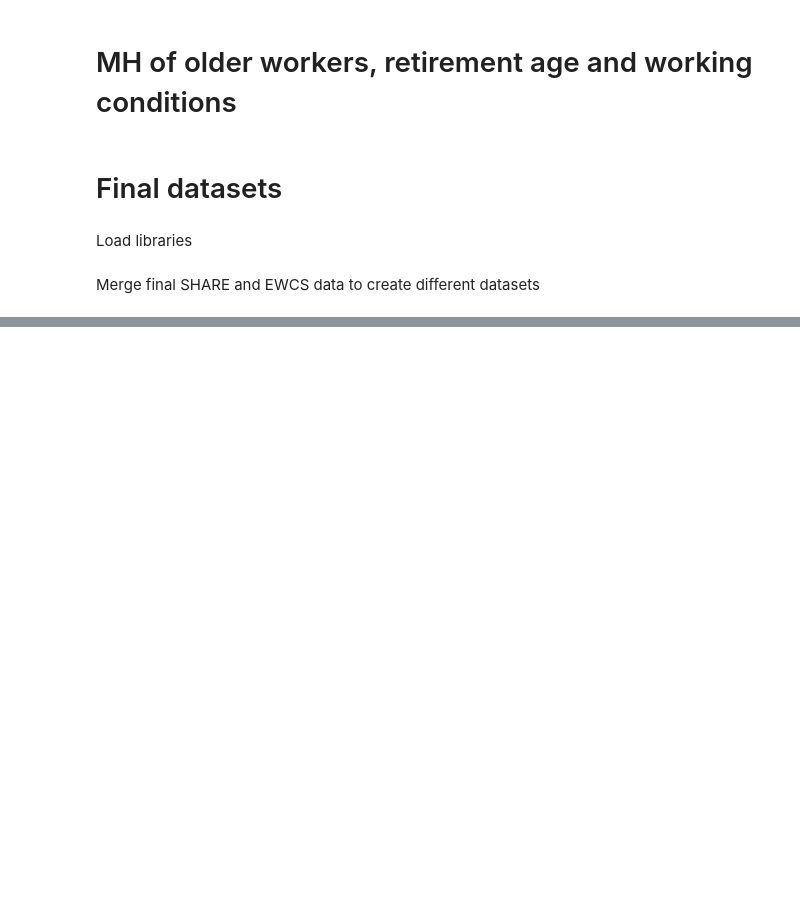
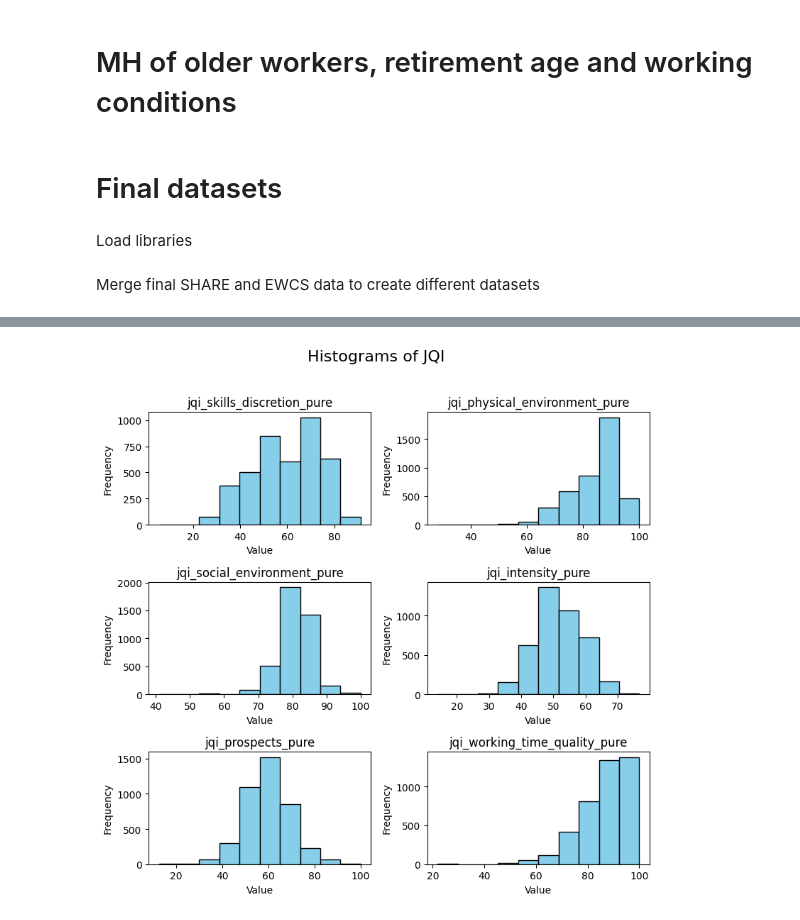
Before and after one commit to lugovalexa/MH-old-workers, a Jupyter notebook: notebooks/final_datasets.ipynb, the cells around one changed output, grey strips where cells are left out. Drawn from its saved outputs; the diff is of its cells as text; code cells hidden in the pictures; blank space fills up the shorter version.

```diff
--- a/notebooks/final_datasets.ipynb
+++ b/notebooks/final_datasets.ipynb
@@ -206 +225,29 @@ max                      4320.87                       91.23
 max          544.65
+# %%
+fig, axes = plt.subplots(nrows=3, ncols=2, figsize=(8, 8))
+fig.suptitle("Histograms of JQI", fontsize=16)
+
+axes = axes.flatten()
+
+for i, column in enumerate(
+    df[
+        [
+            "jqi_skills_discretion_pure",
+            "jqi_physical_environment_pure",
+            "jqi_social_environment_pure",
+            "jqi_intensity_pure",
+            "jqi_prospects_pure",
+            "jqi_working_time_quality_pure",
+        ]
+    ].columns
+):
+    axes[i].hist(df[column], bins=10, color="skyblue", edgecolor="black")
+    axes[i].set_title(column)
+    axes[i].set_xlabel("Value")
+    axes[i].set_ylabel("Frequency")
+
+plt.tight_layout(rect=[0, 0, 1, 0.96])
+
+plt.show()
+# %% [output]
+[figure, added]
```
Also changed, not shown: parts of 6 cells of this notebook, 15 other files.
